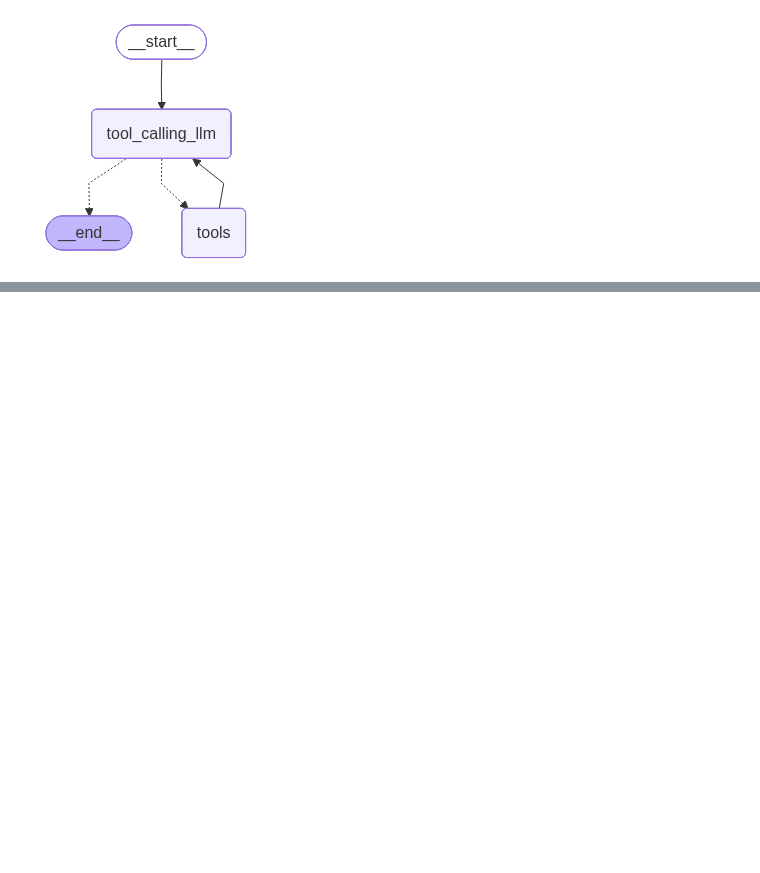
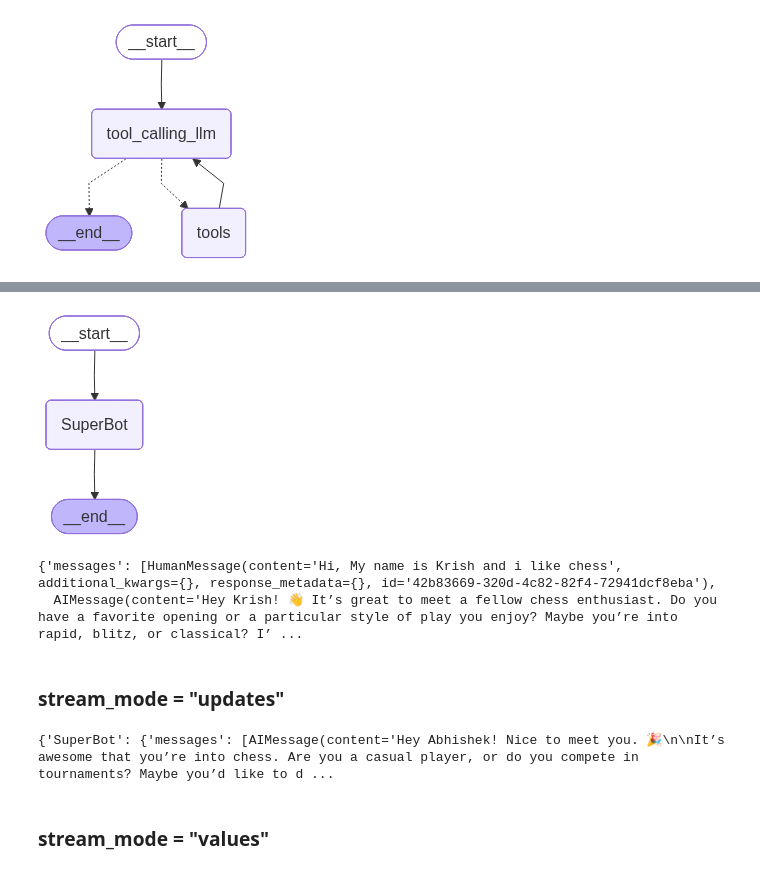
Before and after one commit to AbhishekMaity001/GenAI, a Jupyter notebook: KrishNaik-AgenticAI/003-Basic chatbot.ipynb, the cells around one changed output, grey strips where cells are left out. Saved outputs shown, nothing was run; the diff lists cells and outputs as text; code cells hidden in the pictures; blank space fills up the shorter version.

Commit message:
updated code for human in the loop

```diff
--- a/KrishNaik-AgenticAI/003-Basic chatbot.ipynb
+++ b/KrishNaik-AgenticAI/003-Basic chatbot.ipynb
@@ -300,0 +433,45 @@ display(Image(graph.get_graph().draw_mermaid_png()))
+# %%
+from langgraph.checkpoint.memory import MemorySaver
+memory = MemorySaver()
+# %%
+def superbot(state:State):
+    return {"messages": [llm.invoke(state["messages"])]}
+# %%
+graph = StateGraph(State)
+
+# node
+graph.add_node("SuperBot", superbot)
+
+# edges
+graph.add_edge(START, "SuperBot")
+graph.add_edge("SuperBot", END)
+
+graph_builder = graph.compile(checkpointer=memory)
+
+# display
+from IPython.display import Image, display
+display(Image(graph_builder.get_graph().draw_mermaid_png()))
+# %% [output]
+[figure, added]
+# %%
+# Invocation
+
+config = {"configurable": {"thread_id": "1"}}
+
+graph_builder.invoke({"messages": "Hi, My name is Krish and i like chess"}, config)
+# %% [output]
+{'messages': [HumanMessage(content='Hi, My name is Krish and i like chess', additional_kwargs={}, response_metadata={}, id='42b83669-320d-4c82-82f4-72941dcf8eba'),
+  AIMessage(content='Hey Krish! 👋 It’s great to meet a fellow chess enthusiast. Do you have a favorite opening or a particular style of play you enjoy? Maybe you’re into rapid, blitz, or classical? I’ ...
+# %% [markdown]
+### stream_mode = "updates"
+# %%
+config = {"configurable": {"thread_id": "3"}}
+# response = graph.invoke({"messages": "Hi what is My name ??"}, config=config)
+
+
+for m in graph_builder.stream({"messages": "Hi, my name is abhishek and i like chess"}, config, stream_mode="updates"):
+    print(m)
+# %% [output]
+{'SuperBot': {'messages': [AIMessage(content='Hey Abhishek! Nice to meet you. 🎉\n\nIt’s awesome that you’re into chess. Are you a casual player, or do you compete in tournaments? Maybe you’d like to d ...
+# %% [markdown]
+### stream_mode = "values"
```
Also changed, not shown: parts of 13 cells of this notebook.
